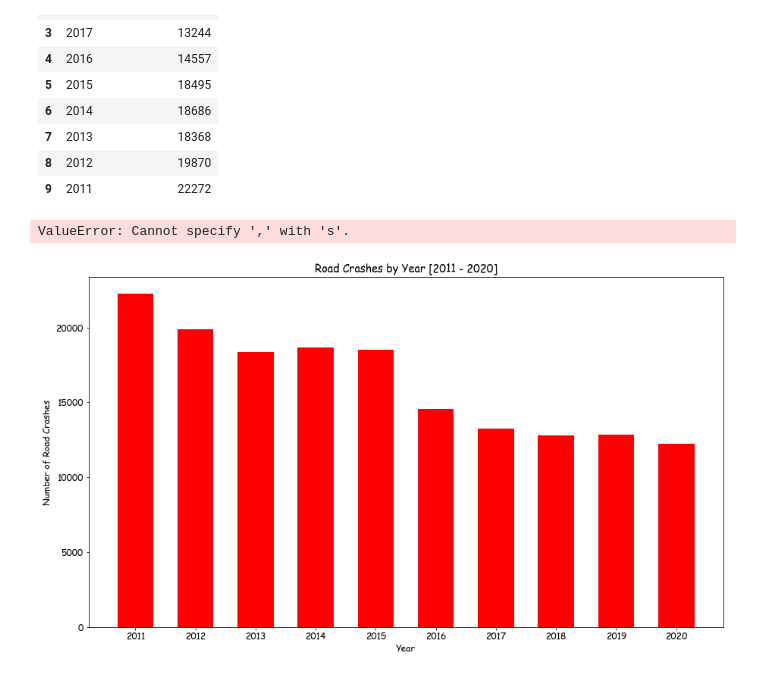
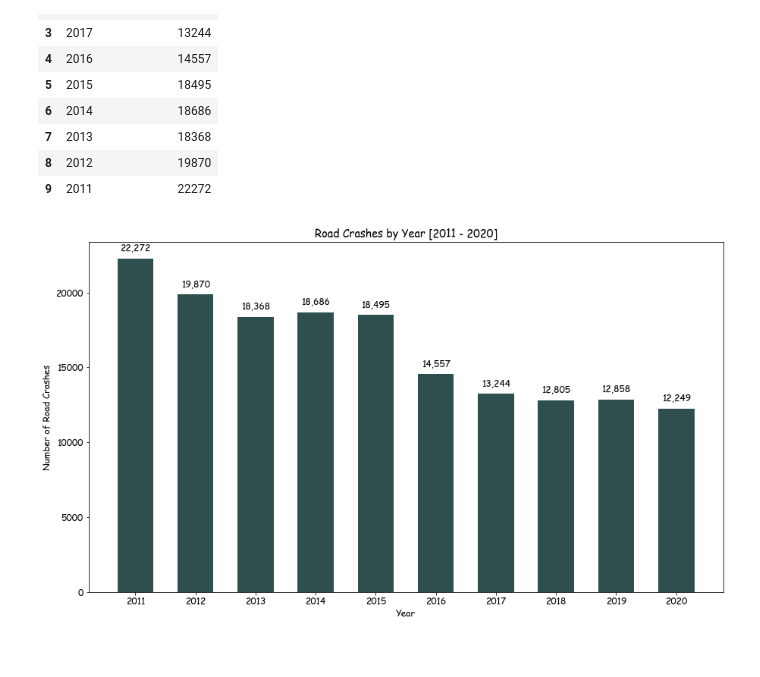
Before and after one commit to tmusimbi/Road-Traffic-Crashes-In-Uganda-2011---2020, a Jupyter notebook: Road_Crash_Data_UG.ipynb, the cells around one changed output. Saved outputs shown, nothing was run; the diff lists cells and outputs as text; code cells hidden in the pictures.

```diff
--- a/Road_Crash_Data_UG.ipynb
+++ b/Road_Crash_Data_UG.ipynb
@@ -301,21 +301,20 @@ Total_by_Year
 # %%
 Total_by_Year = Total_by_Year.sort_values('Year')
 x_year  = Total_by_Year['Year']
 y_total = Total_by_Year['Total Road Crashes']
-plt.bar(x_year,y_total,color='r', width=0.6)
+plt.bar(x_year,y_total,color='darkslategray', width=0.6)
 plt.xlabel("Year")
 plt.ylabel('Number of Road Crashes')
 plt.title("Road Crashes by Year [2011 - 2020]")
-for x,y in zip(x_year,x_year):
+for x,y in zip(x_year,y_total):
 
     label = "{:,}".format(y)
 
     plt.annotate(label, # this is the text
                  (x,y), # these are the coordinates to position the label
                  textcoords="offset points", # how to position the text
                  xytext=(0,10), # distance from text to points (x,y)
                  ha='center') # horizontal alignment can be left, right or center
 plt.show()
 # %% [output]
-ValueError: Cannot specify ',' with 's'.
-[figure, old version]
+[figure, new version]
```
